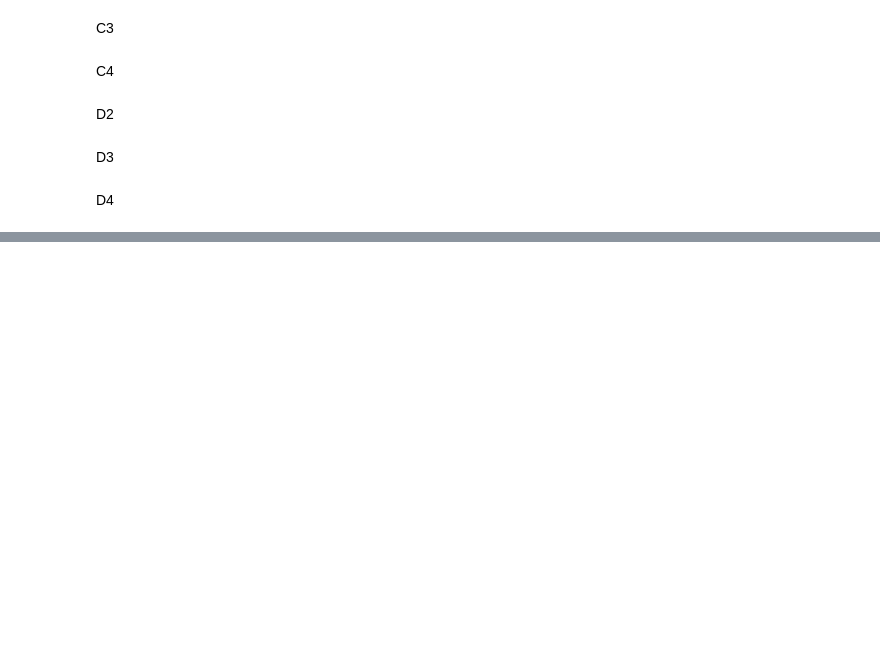
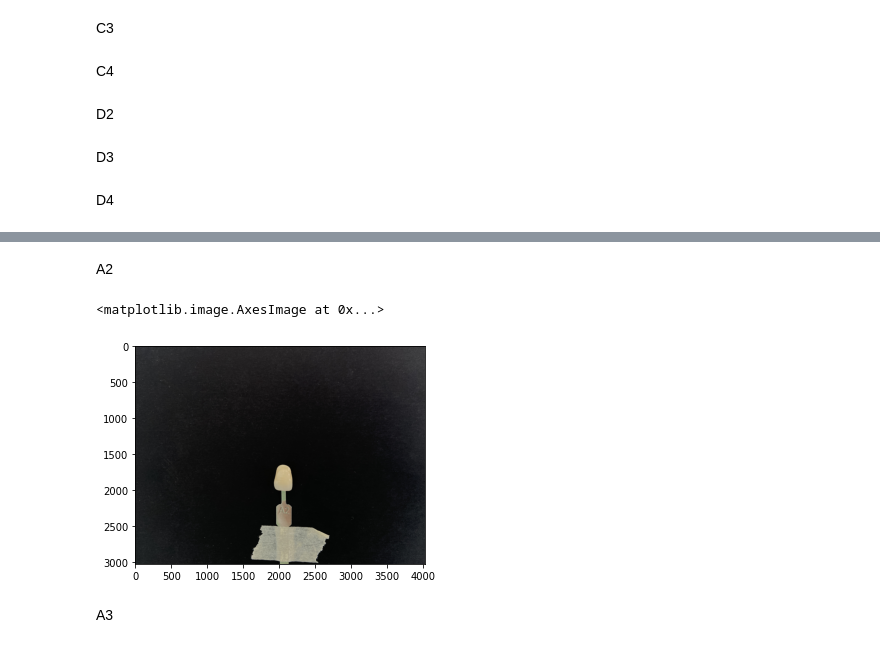
Before and after one commit to Kggzzz/Project_2021_matchingcolor, a Jupyter notebook: Data_set3_set3.ipynb, the cells around one changed output, grey strips where cells are left out. Saved outputs shown, nothing was run; the diff lists cells and outputs as text; code cells hidden in the pictures; blank space fills up the shorter version.

```diff
--- a/Data_set3_set3.ipynb
+++ b/Data_set3_set3.ipynb
@@ -319,0 +343,8 @@ blob_service_client.get_blob_to_path('shadeimg', full_path_to_file2, full_path_t
+# %% [markdown]
+A2
+# %%
+imgA2_02  = cv2.imread(A202)
+RGB_imgA2_02= cv2.cvtColor(imgA2_02, cv2.COLOR_BGR2RGB)
+# %% [output]
+<matplotlib.image.AxesImage at 0x...>
+[figure, added]
@@ -319,0 +360,2 @@ blob_service_client.get_blob_to_path('shadeimg', full_path_to_file2, full_path_t
+# %% [markdown]
+A3
```
Also changed, not shown: parts of 384 cells of this notebook.
